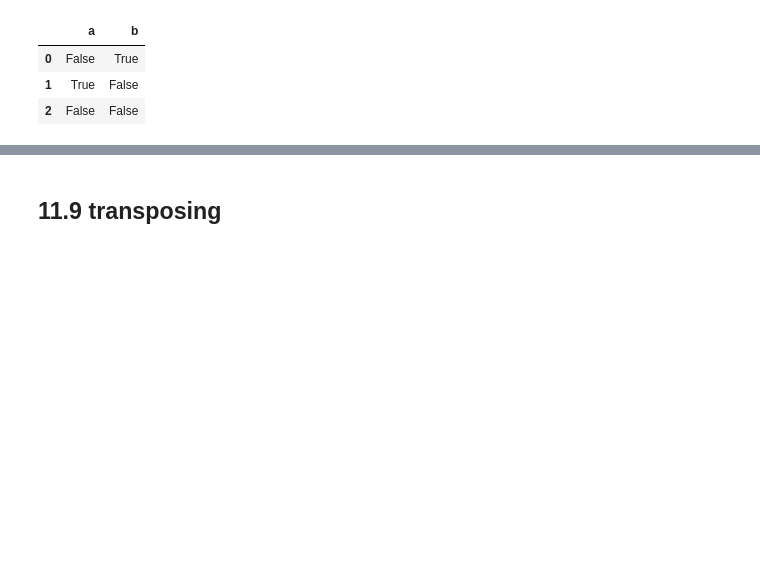
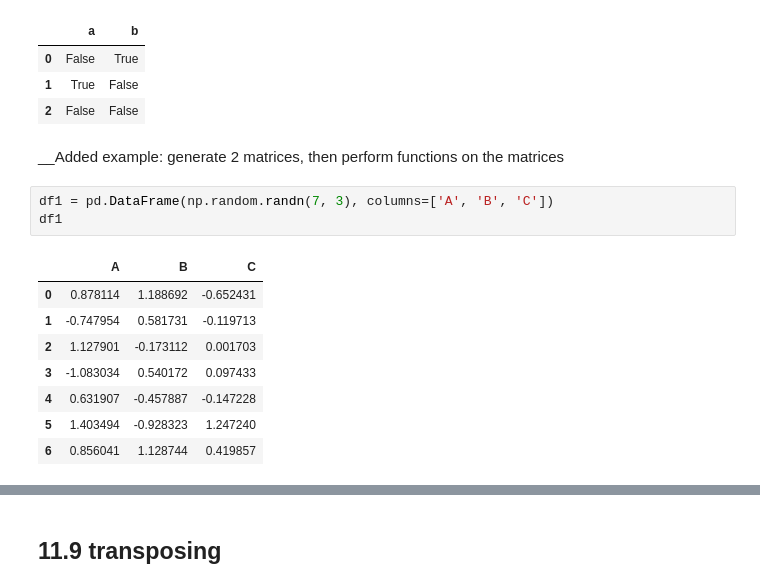
Before and after one commit to sleepsim/Week1-Introduction_to_Python, a Jupyter notebook: Introduction_to_Python.ipynb, the cells around one changed output, grey strips where cells are left out. Cells and saved outputs as stored; diff of their text form; blank space fills up the shorter version.

```diff
--- a/Introduction_to_Python.ipynb
+++ b/Introduction_to_Python.ipynb
@@ -1728,3 +2005,17 @@ df1^df2
 | 0 | False | True |
 | 1 | True | False |
 | 2 | False | False |
+# %% [markdown]
+__Added example: generate 2 matrices, then perform functions on the matrices
+# %%
+df1 = pd.DataFrame(np.random.randn(7, 3), columns=['A', 'B', 'C'])
+df1
+# %% [output]
+|  | A | B | C |
+| 0 | 0.878114 | 1.188692 | -0.652431 |
+| 1 | -0.747954 | 0.581731 | -0.119713 |
+| 2 | 1.127901 | -0.173112 | 0.001703 |
+| 3 | -1.083034 | 0.540172 | 0.097433 |
+| 4 | 0.631907 | -0.457887 | -0.147228 |
+| 5 | 1.403494 | -0.928323 | 1.247240 |
+| 6 | 0.856041 | 1.128744 | 0.419857 |
```
Also changed, not shown: parts of 72 cells of this notebook, 1 other file.
